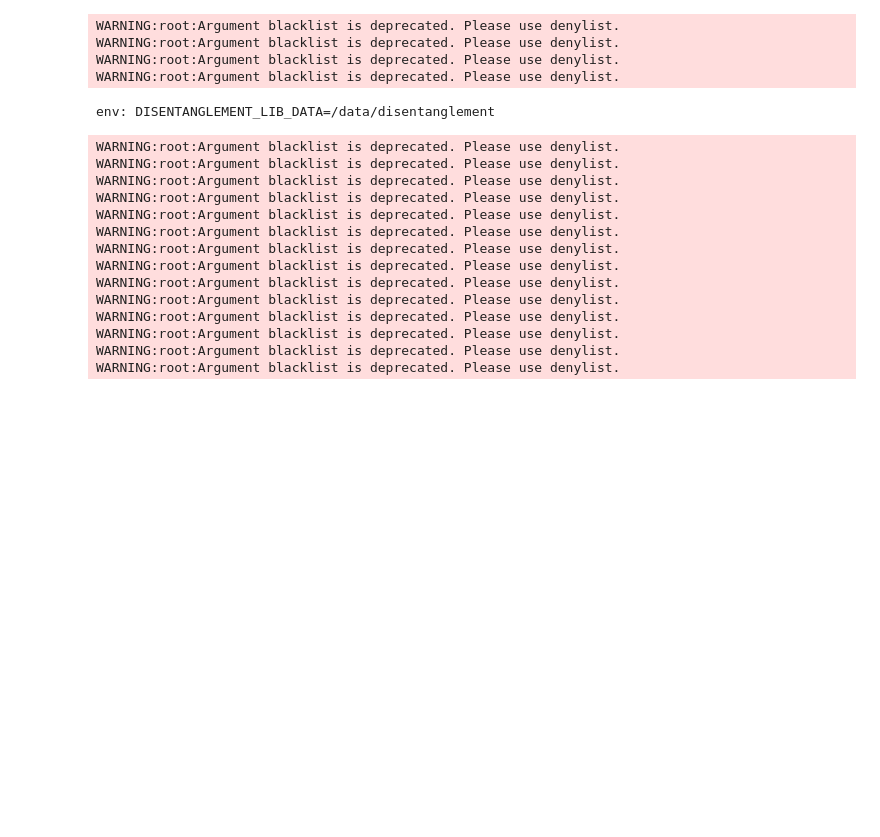
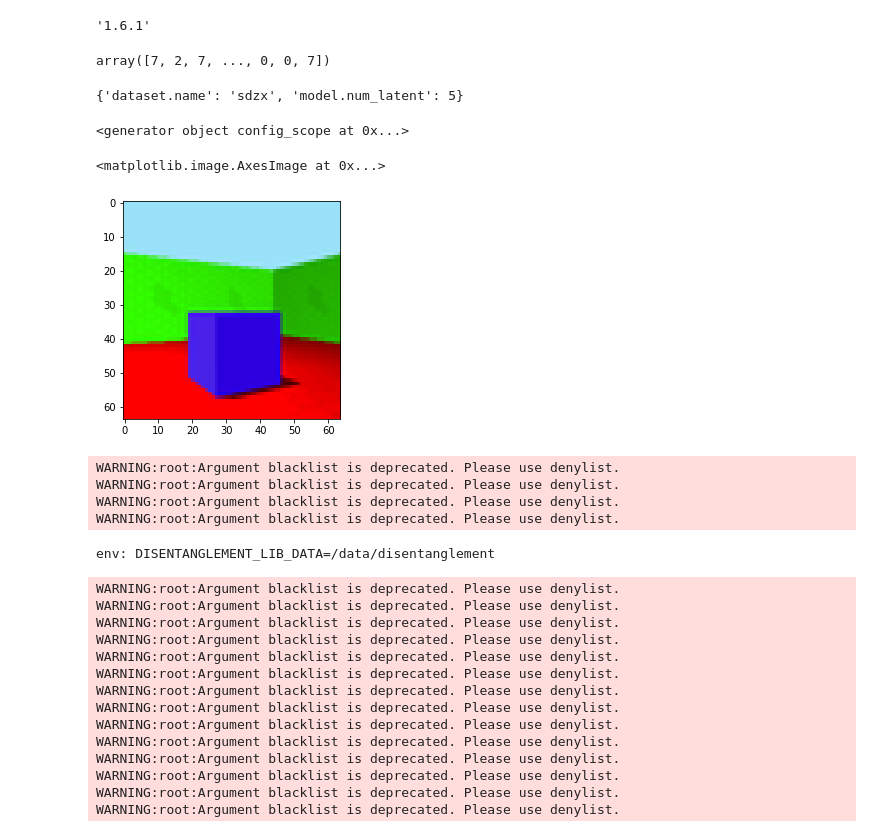
Before and after one commit to erow/disentanglement_lib, a Jupyter notebook: notebooks/anneal_analyze.ipynb, the cells around one changed output. Cells and saved outputs as stored; diff of their text form; code cells hidden in the pictures; blank space fills up the shorter version.

```diff
--- a/notebooks/anneal_analyze.ipynb
+++ b/notebooks/anneal_analyze.ipynb
@@ -1,2 +1,5 @@
 # %%
 %matplotlib inline
+# %%
+from disentanglement_lib.data.ground_truth.named_data import *
+data=get_named_ground_truth_data('shapes3d')
@@ -3,3 +18,35 @@
+# %%
+pl.__version__
+# %% [output]
+'1.6.1'
+# %%
+s = 0.9
+p=np.array([np.power(s,i) for i in range(10)])
+p/=p.sum()
+res=np.random.choice(range(10),[2000],p=p)
+res
+# %% [output]
+array([7, 2, 7, ..., 0, 0, 7])
+# %%
+configuration_object = gin.config._CONFIG
+macros = {}
+for (scope, selector), config in configuration_object.items():
+    selector1 = selector.split('.')[-1]
+    for k, v in config.items():
+        macros[f"{selector1}.{k}"] = v
+macros
+# %% [output]
+{'dataset.name': 'sdzx', 'model.num_latent': 5}
+# %%
+scope=gin.config_str('')
+scope.gen
+# %% [output]
+<generator object config_scope at 0x...>
+# %%
+plt.imshow(data[18000][0].transpose(1,2,0))
+# %% [output]
+<matplotlib.image.AxesImage at 0x...>
+[figure, added]
 # %%
 %reload_ext autoreload
 %autoreload 2
```
Also changed, not shown: parts of 1 cell of this notebook, 33 other files.
